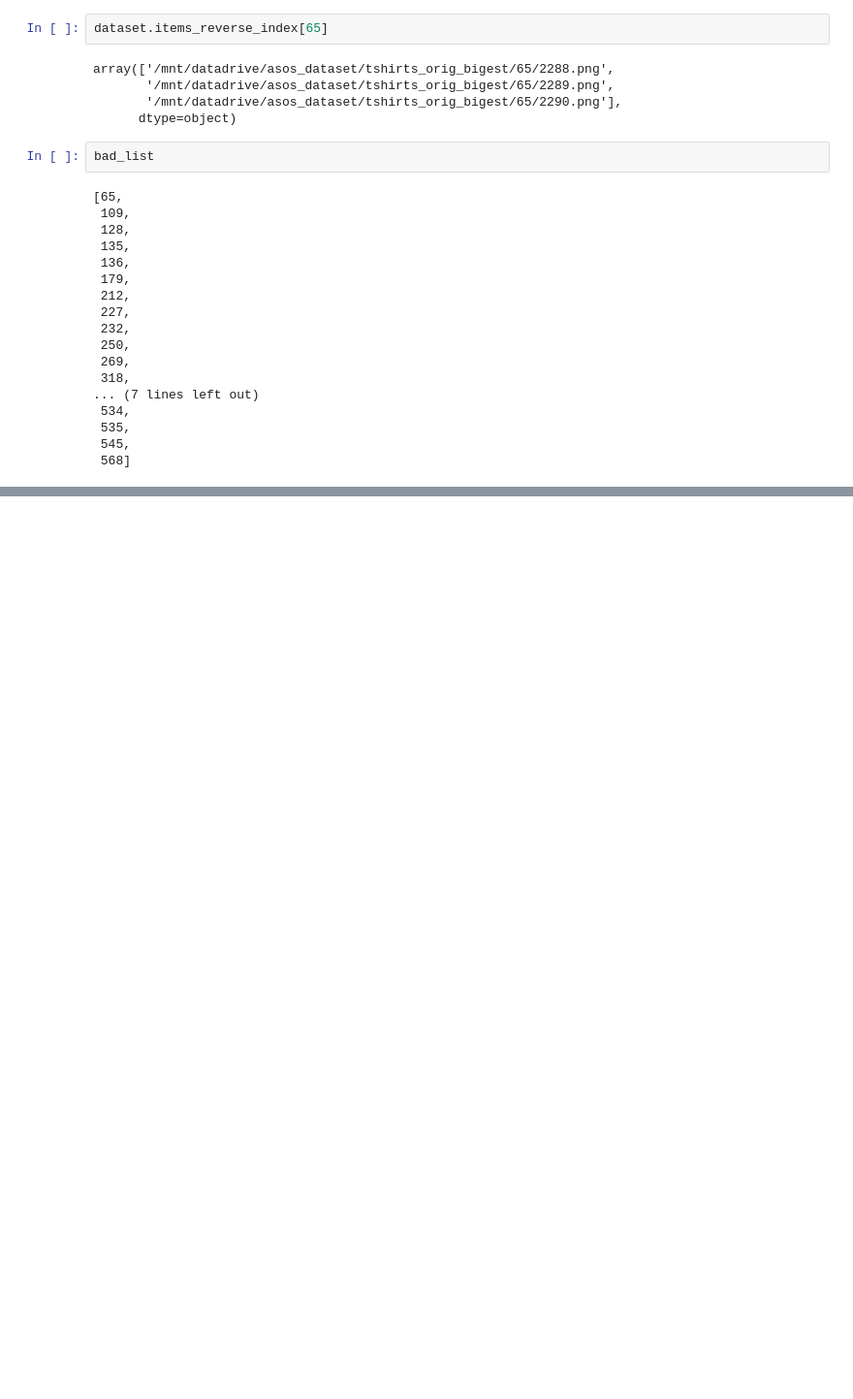
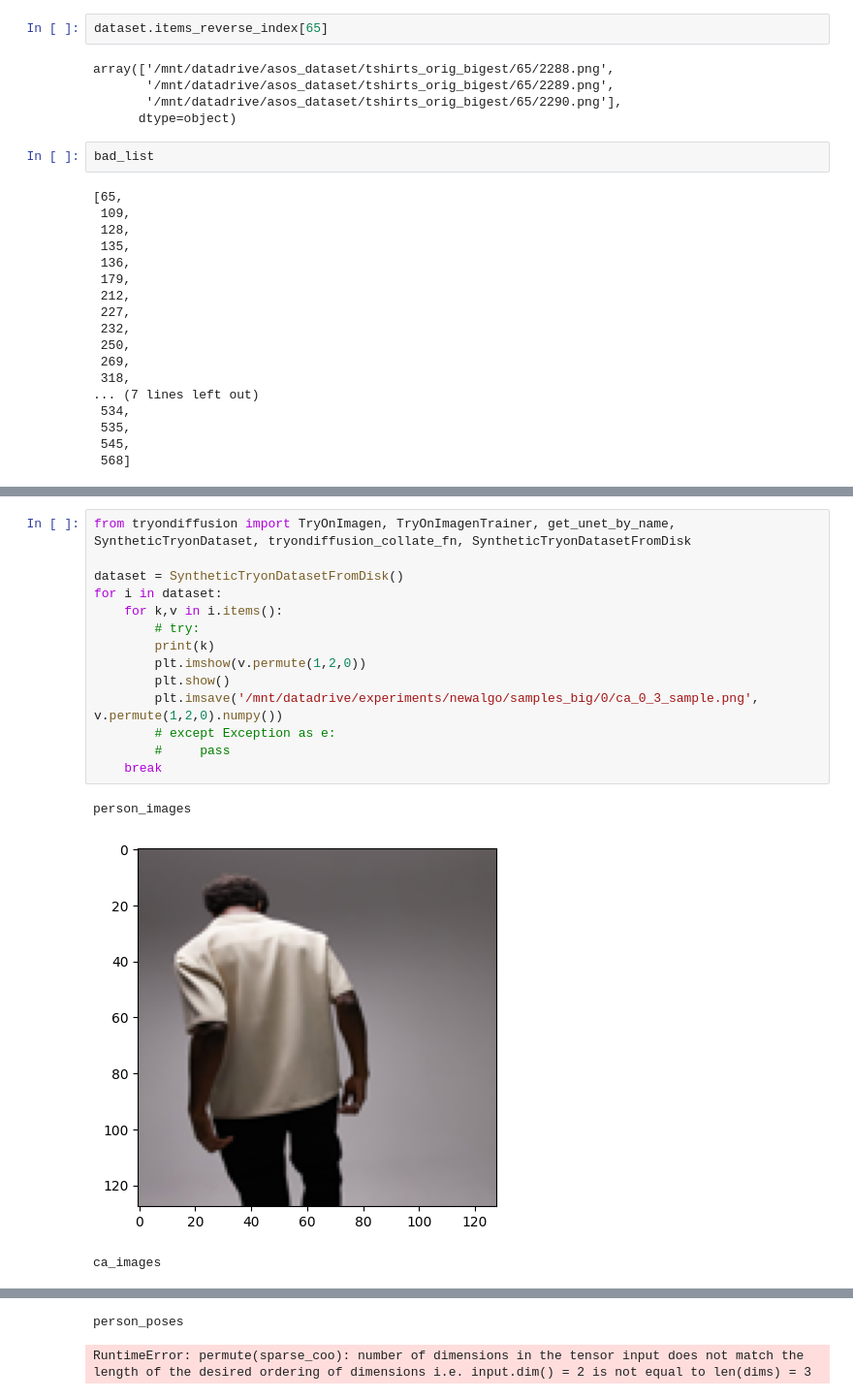
Before and after one commit to concrete13377/tryondiffusion, a Jupyter notebook: 1_prepare_data_on_disk.ipynb, the cells around one changed output, grey strips where cells are left out. Shown at 97% size. Saved outputs shown, nothing was run; the diff lists cells and outputs as text; blank space fills up the shorter version.

```diff
--- a/1_prepare_data_on_disk.ipynb
+++ b/1_prepare_data_on_disk.ipynb
@@ -410,0 +489,18 @@ KeyboardInterrupt:
+# %%
+from tryondiffusion import TryOnImagen, TryOnImagenTrainer, get_unet_by_name, SyntheticTryonDataset, tryondiffusion_collate_fn, SyntheticTryonDatasetFromDisk
+
+dataset = SyntheticTryonDatasetFromDisk()
+for i in dataset:
+    for k,v in i.items():
+        # try:
+        print(k)
+        plt.imshow(v.permute(1,2,0))
+        plt.show()
+        plt.imsave('/mnt/datadrive/experiments/newalgo/samples_big/0/ca_0_3_sample.png', v.permute(1,2,0).numpy())
+        # except Exception as e:
+        #     pass
+    break
+# %% [output]
+person_images
+[figure, added]
+ca_images
@@ -410,0 +508,2 @@ KeyboardInterrupt:
+person_poses
+RuntimeError: permute(sparse_coo): number of dimensions in the tensor input does not match the length of the desired ordering of dimensions i.e. input.dim() = 2 is not equal to len(dims) = 3
```
Also changed, not shown: parts of 28 cells of this notebook, 9 other files.
